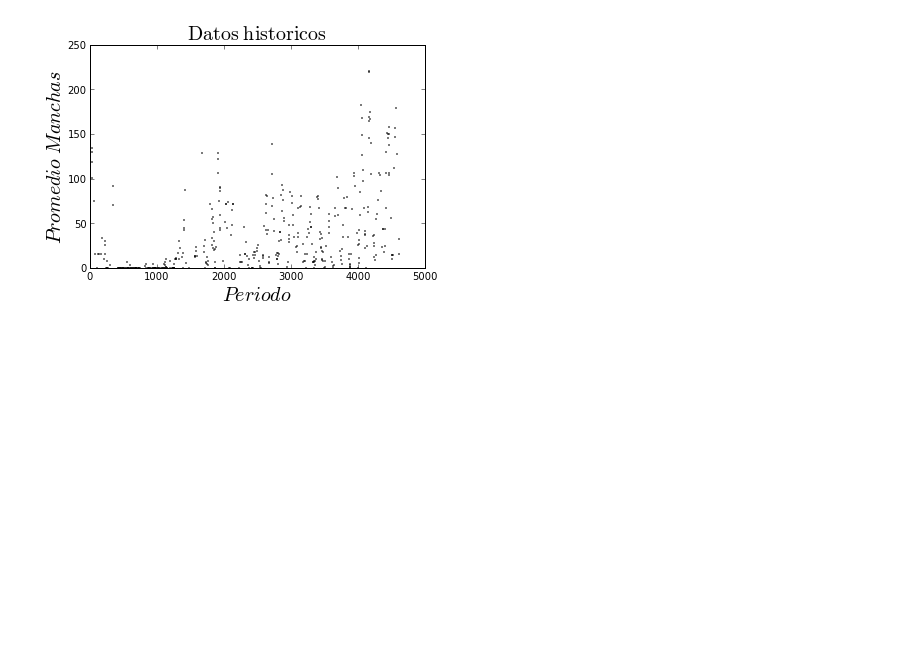
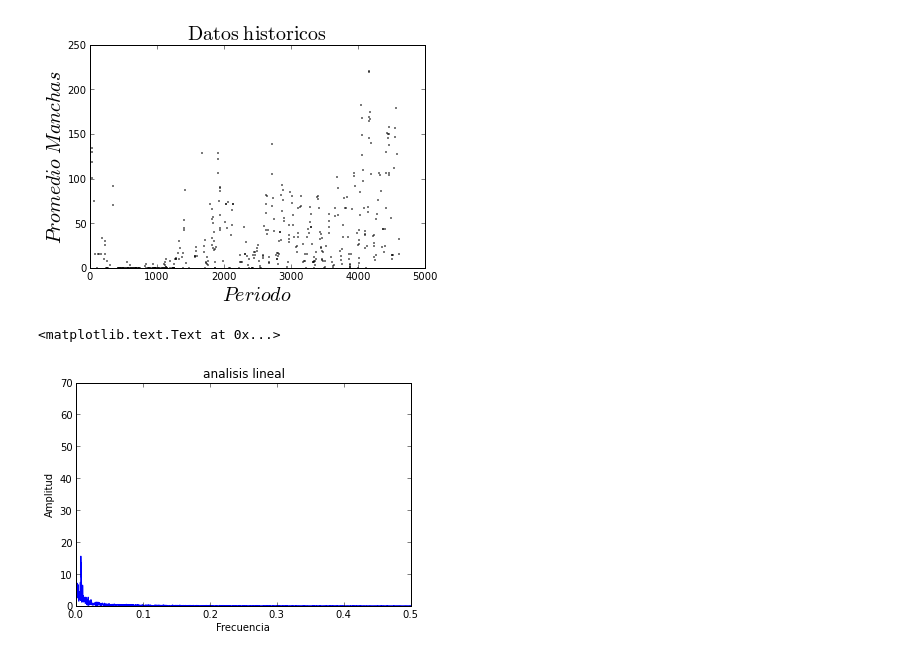
Before and after one commit to HalbardHobby/FisicaComputacional, a Jupyter notebook: Tarea5/Punto2.ipynb, the cells around one changed output. Cells and saved outputs as stored; diff of their text form; code cells hidden in the pictures; blank space fills up the shorter version.

```diff
--- a/Tarea5/Punto2.ipynb
+++ b/Tarea5/Punto2.ipynb
@@ -44,6 +44,7 @@ ax.set_title("$\mathrm{Datos\ historicos}$", fontsize=20)
 # %%
 #Se generan los nuevos intervalos equidistantes.
 remaster=np.arange(fechas[0],fechas[-1], 1)#si remasterizar es mejorar un poco las cosas...
+remaster=array(remaster)
 # %%
 #se genera la interpolación lineal
 insatisfactorio=intpl(fechas, observ)#Ya que el metodo es ordinario...
@@ -59,0 +61,23 @@ obs_cuad=supera_espectativas(remaster)
+# %%
+#ahora se define la función que retorne y grafique
+from scipy.fftpack import fft, fftfreq
+def kodama(obs, cant=len(remaster)):#Los kodama son espectros asociados con los bosques...
+    #hasta donde tengo entendido.
+    amp=fft(obs)/cant #fft normalizada
+    freq = fftfreq(cant)#extraer las frecuencias
+
+    mid=numpy.ceil(cant/2.0)
+    amp_mid=2*amp[:mid]
+    freq_mid=freq[:mid]
+
+    #Ahora finalmente se grafica
+    plt.plot(freq_mid, numpy.abs(amp_mid))
+    plt.xlabel("Frecuencia")
+    plt.ylabel("Amplitud")
+    return{'freq':freq_mid,'amp':amp_mid}
+# %%
+lin_spec=kodama(obs_lin)
+plt.title("analisis lineal")
+# %% [output]
+<matplotlib.text.Text at 0x...>
+[figure, added]
```
Also changed, not shown: parts of 3 cells of this notebook.
